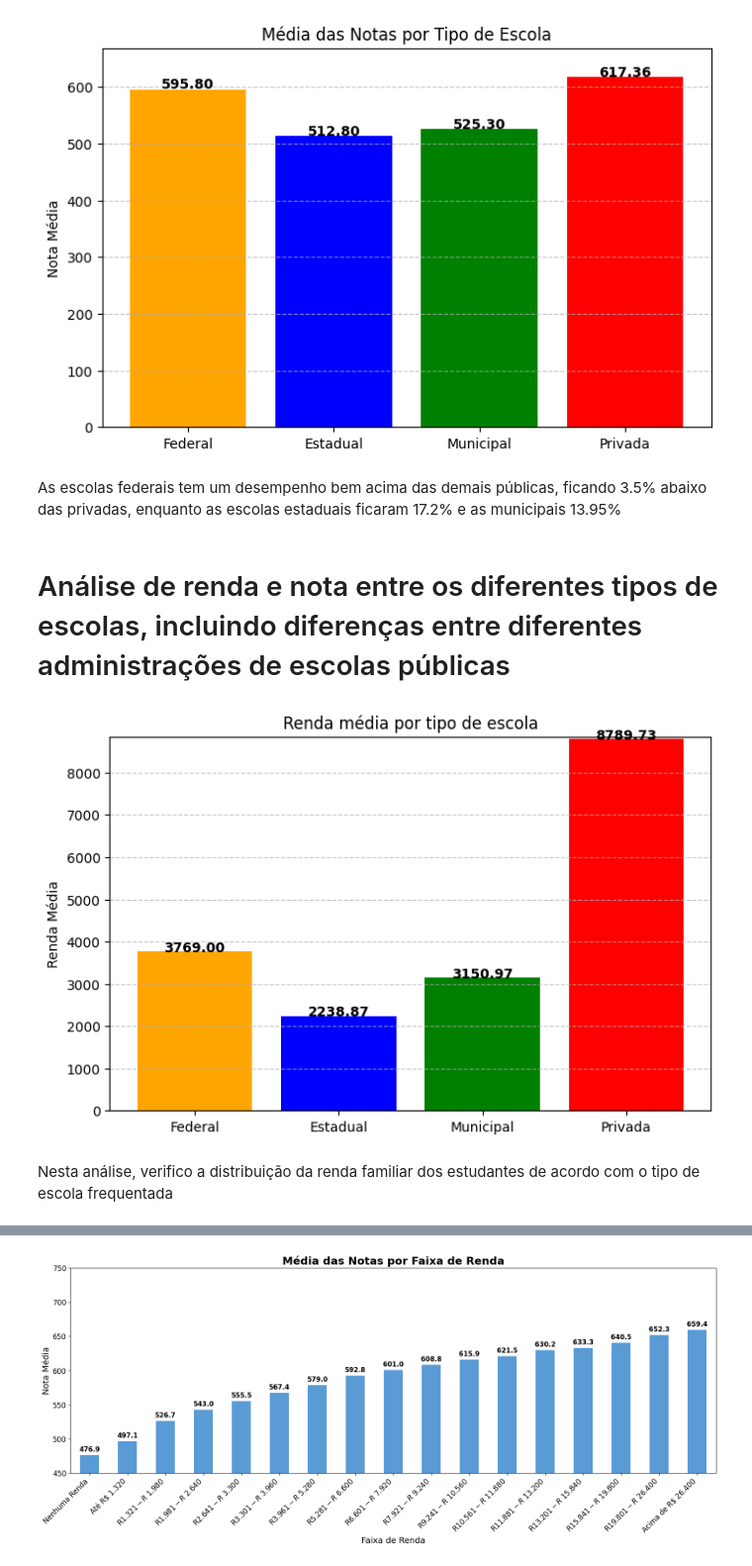
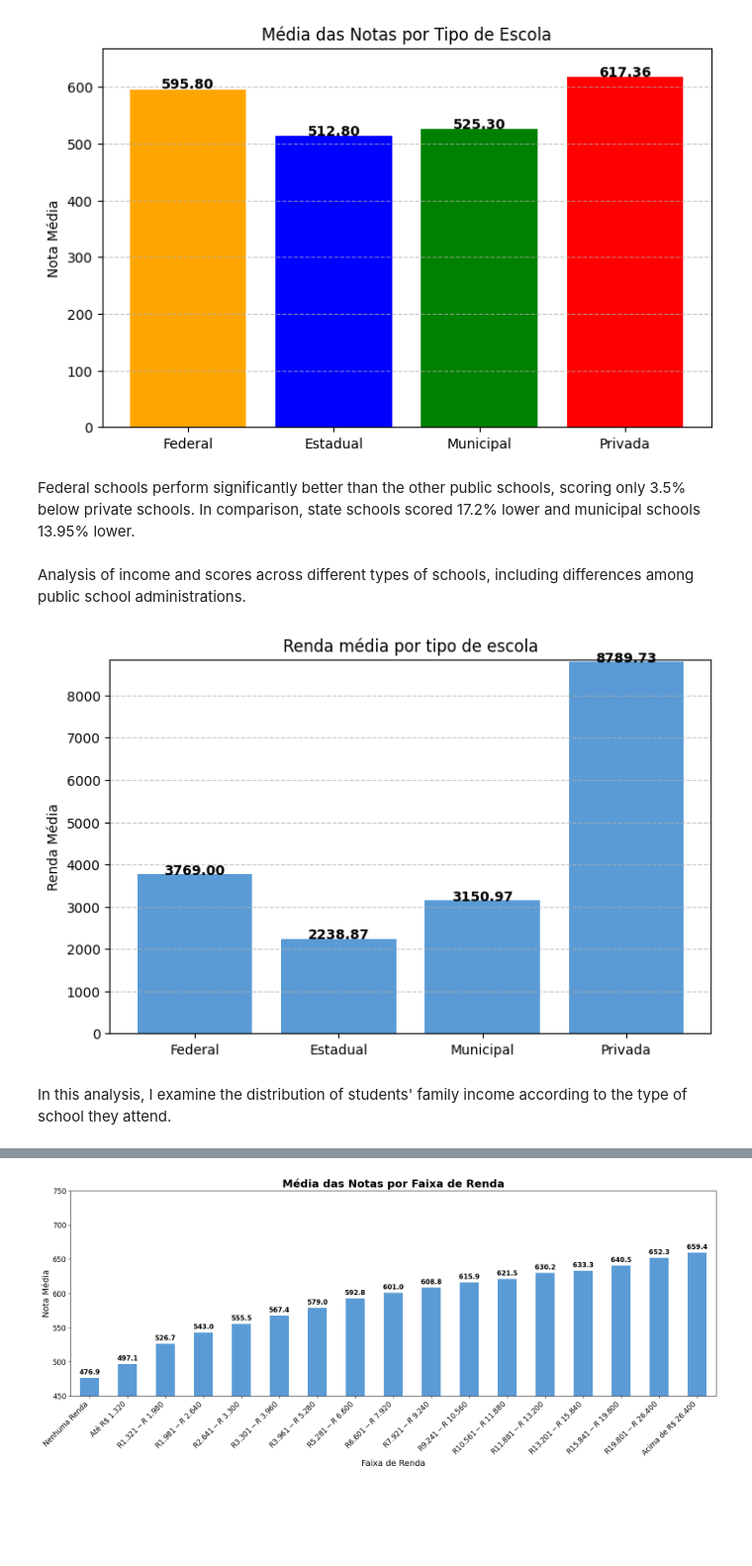
Before and after one commit to matheusgastal/ENEM-Data-Analysis, a Jupyter notebook: Exploring_data_enem_2023.ipynb, the cells around one changed output, grey strips where cells are left out. Shown at 99% size. Saved outputs shown, nothing was run; the diff lists cells and outputs as text; code cells hidden in the pictures; blank space fills up the shorter version.

```diff
--- a/Exploring_data_enem_2023.ipynb
+++ b/Exploring_data_enem_2023.ipynb
@@ -76,42 +74,42 @@ for i, v in enumerate(medias):
 plt.show()
 # %% [output]
 [figure]
-# %% [markdown]
-As escolas federais tem um desempenho bem acima das demais públicas, ficando 3.5% abaixo das privadas, enquanto as escolas estaduais ficaram 17.2% e as municipais 13.95%
-# %% [markdown]
-# Análise de renda e nota entre os diferentes tipos de escolas, incluindo diferenças entre diferentes administrações de escolas públicas
+# %% [markdown]
+Federal schools perform significantly better than the other public schools, scoring only 3.5% below private schools. In comparison, state schools scored 17.2% lower and municipal schools 13.95% lower.
+# %% [markdown]
+Analysis of income and scores across different types of schools, including differences among public school administrations.
 # %%
 renda_media_privada = df[df['TP_DEPENDENCIA_ADM_ESC'] == 'Privada']['Renda_estimada'].mean()
 renda_media_estadual = df[df['TP_DEPENDENCIA_ADM_ESC'] == 'Estadual']['Renda_estimada'].mean()
 renda_media_municipal = df[df['TP_DEPENDENCIA_ADM_ESC'] == 'Municipal']['Renda_estimada'].mean()
 renda_media_federal = df[df['TP_DEPENDENCIA_ADM_ESC'] == 'Federal']['Renda_estimada'].mean()
 
 
 renda_por_dependencia = {
     'Federal': renda_media_federal,
     'Estadual': renda_media_estadual,
     'Municipal': renda_media_municipal,
     'Privada': renda_media_privada,
 }
 
 
 tipos = list(renda_por_dependencia.keys())
 medias = list(renda_por_dependencia.values())
 
 plt.figure(figsize=(8,5))
-plt.bar(tipos, medias, color=['orange', 'blue', 'green', 'red'])
+plt.bar(tipos, medias, color=['#5A9BD5'])
 plt.title('Renda média por tipo de escola')
 plt.ylabel('Renda Média')
 plt.ylim(0, max(medias) + 50)
 plt.grid(axis='y', linestyle='--', alpha=0.7)
 
 
 for i, v in enumerate(medias):
     plt.text(i, v + 2, f"{v:.2f}", ha='center', fontweight='bold')
 
 plt.show()
 # %% [output]
-[figure, old version]
+[figure, new version]
-# %% [markdown]
-Nesta análise, verifico a distribuição da renda familiar dos estudantes de acordo com o tipo de escola frequentada
+# %% [markdown]
+In this analysis, I examine the distribution of students' family income according to the type of school they attend.
 # %%
```
Also changed, not shown: parts of 10 cells of this notebook.
